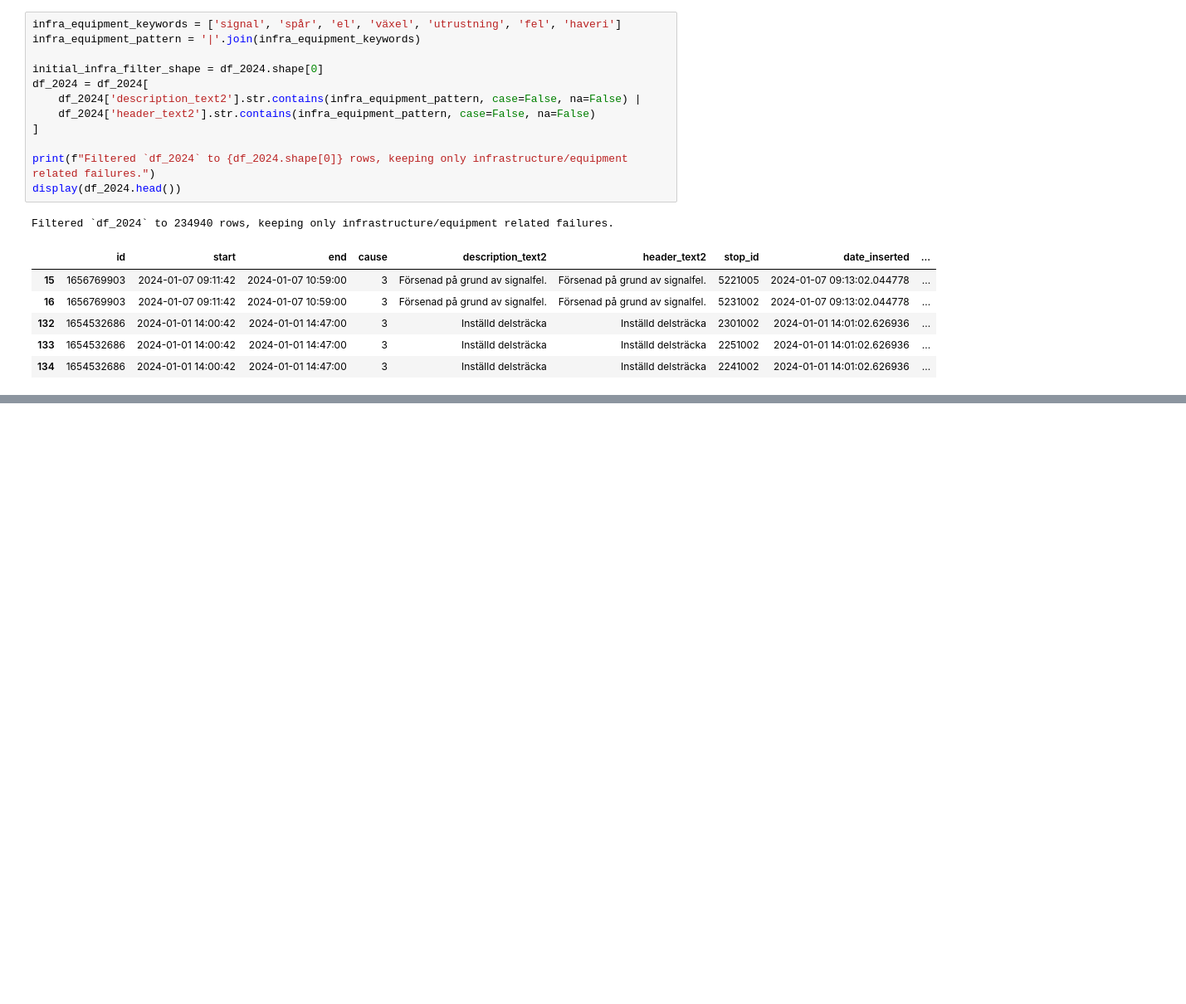
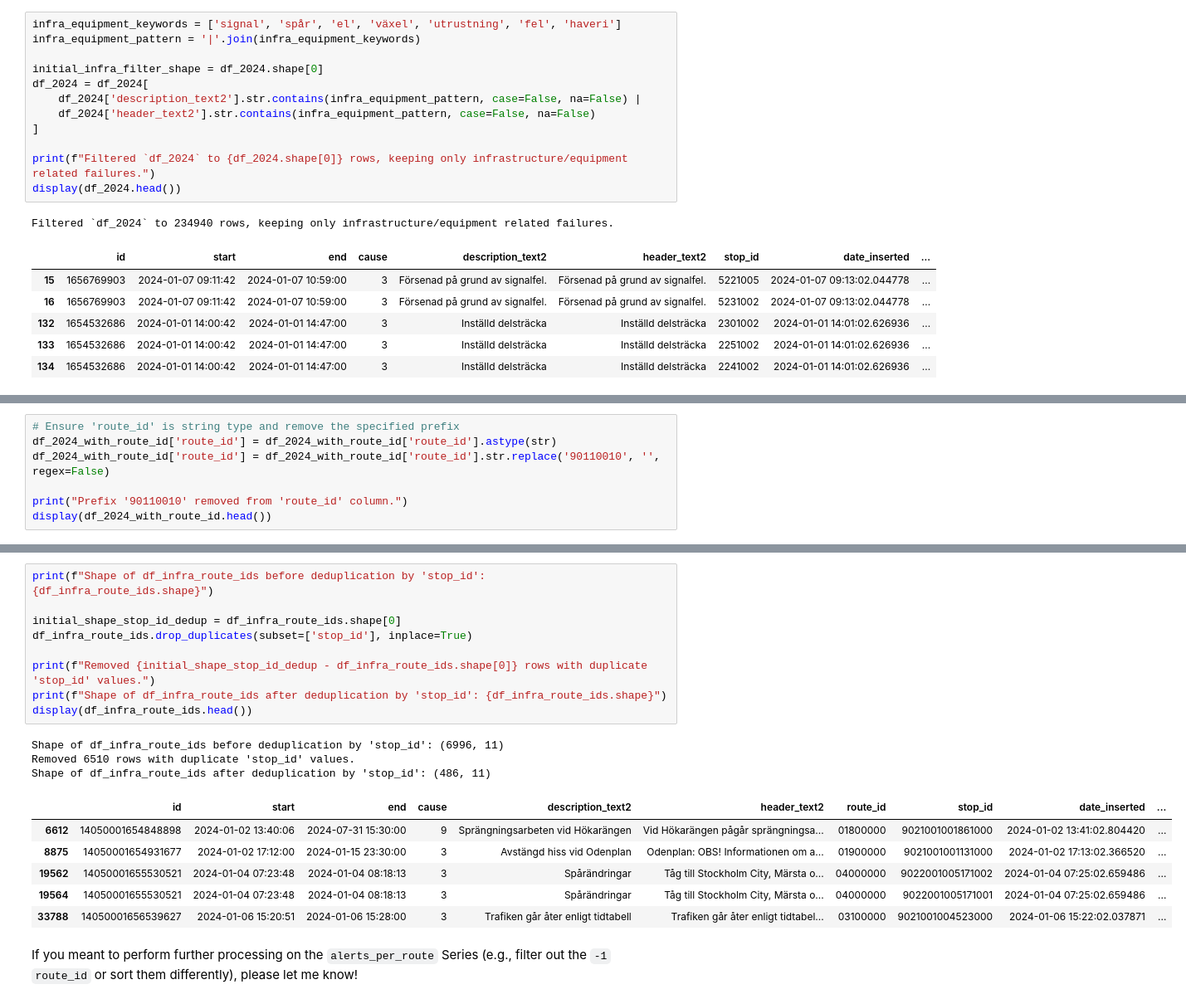
Before and after one commit to marziqhaqkim-dotcom/ai_course_exercises, a Jupyter notebook: Opening_Parquet_File_Project23092026.ipynb, the cells around one changed output, grey strips where cells are left out. Shown at 83% size. Drawn from its saved outputs; the diff is of its cells as text; blank space fills up the shorter version.

```diff
--- a/Opening_Parquet_File_Project23092026.ipynb
+++ b/Opening_Parquet_File_Project23092026.ipynb
@@ -1466,0 +1545,7 @@ Shape of DataFrame after deduplication by 'id': (51447, 9)
+# %%
+# Ensure 'route_id' is string type and remove the specified prefix
+df_2024_with_route_id['route_id'] = df_2024_with_route_id['route_id'].astype(str)
+df_2024_with_route_id['route_id'] = df_2024_with_route_id['route_id'].str.replace('90110010', '', regex=False)
+
+print("Prefix '90110010' removed from 'route_id' column.")
+display(df_2024_with_route_id.head())
@@ -1466,0 +1694,21 @@ Shape of DataFrame after deduplication by 'id': (51447, 9)
+# %%
+print(f"Shape of df_infra_route_ids before deduplication by 'stop_id': {df_infra_route_ids.shape}")
+
+initial_shape_stop_id_dedup = df_infra_route_ids.shape[0]
+df_infra_route_ids.drop_duplicates(subset=['stop_id'], inplace=True)
+
+print(f"Removed {initial_shape_stop_id_dedup - df_infra_route_ids.shape[0]} rows with duplicate 'stop_id' values.")
+print(f"Shape of df_infra_route_ids after deduplication by 'stop_id': {df_infra_route_ids.shape}")
+display(df_infra_route_ids.head())
+# %% [output]
+Shape of df_infra_route_ids before deduplication by 'stop_id': (6996, 11)
+Removed 6510 rows with duplicate 'stop_id' values.
+Shape of df_infra_route_ids after deduplication by 'stop_id': (486, 11)
+|  | id | start | end | cause | description_text2 | header_text2 | route_id | stop_id | date_inserted | ... |
+| 6612 | 14050001654848898 | 2024-01-02 13:40:06 | 2024-07-31 15:30:00 | 9 | Sprängningsarbeten vid Hökarängen | Vid Hökarängen pågår sprängningsa... | 01800000 | 9021001001861000 | 2024-01-02 13:41:02.804420 | ... |
+| 8875 | 14050001654931677 | 2024-01-02 17:12:00 | 2024-01-15 23:30:00 | 3 | Avstängd hiss vid Odenplan | Odenplan: OBS! Informationen om a... | 01900000 | 9021001001131000 | 2024-01-02 17:13:02.366520 | ... |
+| 19562 | 14050001655530521 | 2024-01-04 07:23:48 | 2024-01-04 08:18:13 | 3 | Spårändringar | Tåg till Stockholm City, Märsta o... | 04000000 | 9022001005171002 | 2024-01-04 07:25:02.659486 | ... |
+| 19564 | 14050001655530521 | 2024-01-04 07:23:48 | 2024-01-04 08:18:13 | 3 | Spårändringar | Tåg till Stockholm City, Märsta o... | 04000000 | 9022001005171001 | 2024-01-04 07:25:02.659486 | ... |
+| 33788 | 14050001656539627 | 2024-01-06 15:20:51 | 2024-01-06 15:28:00 | 3 | Trafiken går åter enligt tidtabell | Trafiken går åter enligt tidtabel... | 03100000 | 9021001004523000 | 2024-01-06 15:22:02.037871 | ... |
+# %% [markdown]
+If you meant to perform further processing on the `alerts_per_route` Series (e.g., filter out the `-1` `route_id` or sort them differently), please let me know!
```
Also changed, not shown: parts of 13 cells of this notebook.
